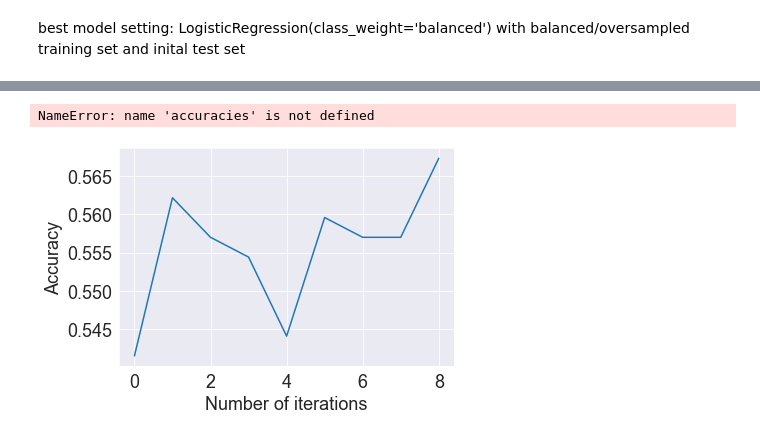
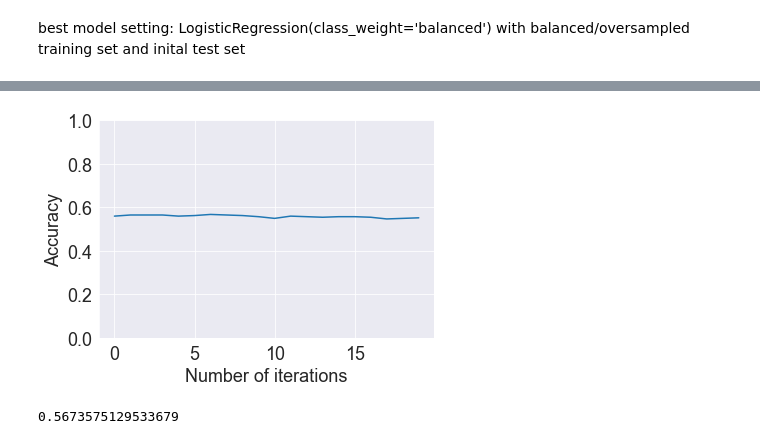
Before and after one commit to maxhof905/se_constructions, a Jupyter notebook: rubrix/sklearn_active_learning.ipynb, the cells around one changed output, grey strips where cells are left out. Cells and saved outputs as stored; diff of their text form; code cells hidden in the pictures.

```diff
--- a/rubrix/sklearn_active_learning.ipynb
+++ b/rubrix/sklearn_active_learning.ipynb
@@ -42,35 +53,0 @@ initial_train.shape, test.shape, pool.shape
-# %%
-import matplotlib as plt
-import seaborn as sns
-label_counts_train = (initial_train['se_label']
-                     .value_counts(normalize=True)
-                     .rename('percentage')
-                     .mul(100)
-                     .reset_index()
-                     .rename(columns = {"index":"label"})
-                     )
-
-label_counts_test= (test['se_label']
-                     .value_counts(normalize=True)
-                     .rename('percentage')
-                     .mul(100)
-                     .reset_index()
-                     .rename(columns = {"index":"label"})
-                     )
-
-BIGGER_SIZE: int = 18
-# plt.figure(figsize=(8,8))
-plt.rc('font', size=BIGGER_SIZE)          # controls default text sizes
-plt.rc('axes', titlesize=BIGGER_SIZE)     # fontsize of the axes title=
-plt.rc('axes', labelsize=BIGGER_SIZE)    # fontsize of the x and y labels
-plt.rc('xtick', labelsize=BIGGER_SIZE)    # fontsize of the tick labels
-plt.rc('ytick', labelsize=BIGGER_SIZE)    # fontsize of the tick labels
-plt.rc('legend', fontsize=BIGGER_SIZE)    # legend fontsize
-plt.rc('figure', titlesize=BIGGER_SIZE)
-
-sns.set_style("darkgrid")
-
-p_train = sns.barplot(x="label", y="percentage", data=label_counts_train)
-p_train.set_xticklabels(p_train.get_xticklabels(),
-                          rotation=90,
-                          horizontalalignment='right')
@@ -288 +223,6 @@ phrases that do not contain 'se' like 'aunque a tu mac no le pase nada' were not
+# %%
+"""
+convert X_pool (scipy matrix) to numpy array
+"""
+X_pool = X_pool.toarray()
 # %%
@@ -332,13 +285,11 @@ ValueError: y contains previously unseen labels: None
+# %%
+# Plot the accuracy versus the iteration number
+plt.plot(accuracies, scaley=False)
+plt.xlabel("Number of iterations")
+plt.ylabel("Accuracy");
+# %% [output]
+[figure, added]
 # %%
-print(accuracies)
+print(max(accuracies))
 # %% [output]
-NameError: name 'accuracies' is not defined
+0.5673575129533679
-# %%
-import matplotlib.pyplot as plt
-
-# Plot the accuracy versus the iteration number
-plt.plot(accuracies)
-plt.xlabel("Number of iterations")
-plt.ylabel("Accuracy");
-# %% [output]
-[figure, removed]
```
Also changed, not shown: parts of 29 cells of this notebook, 2 other files.
